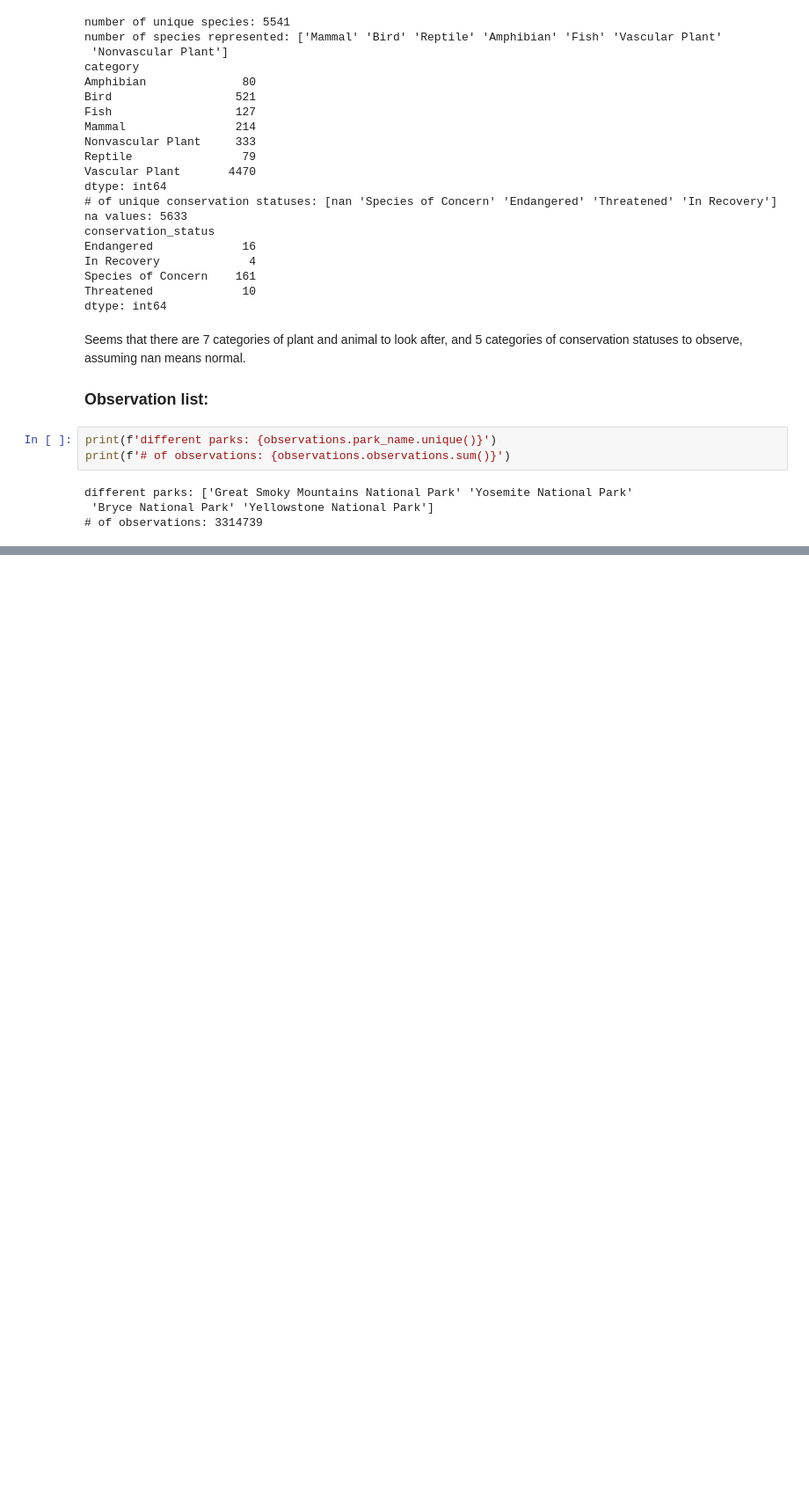
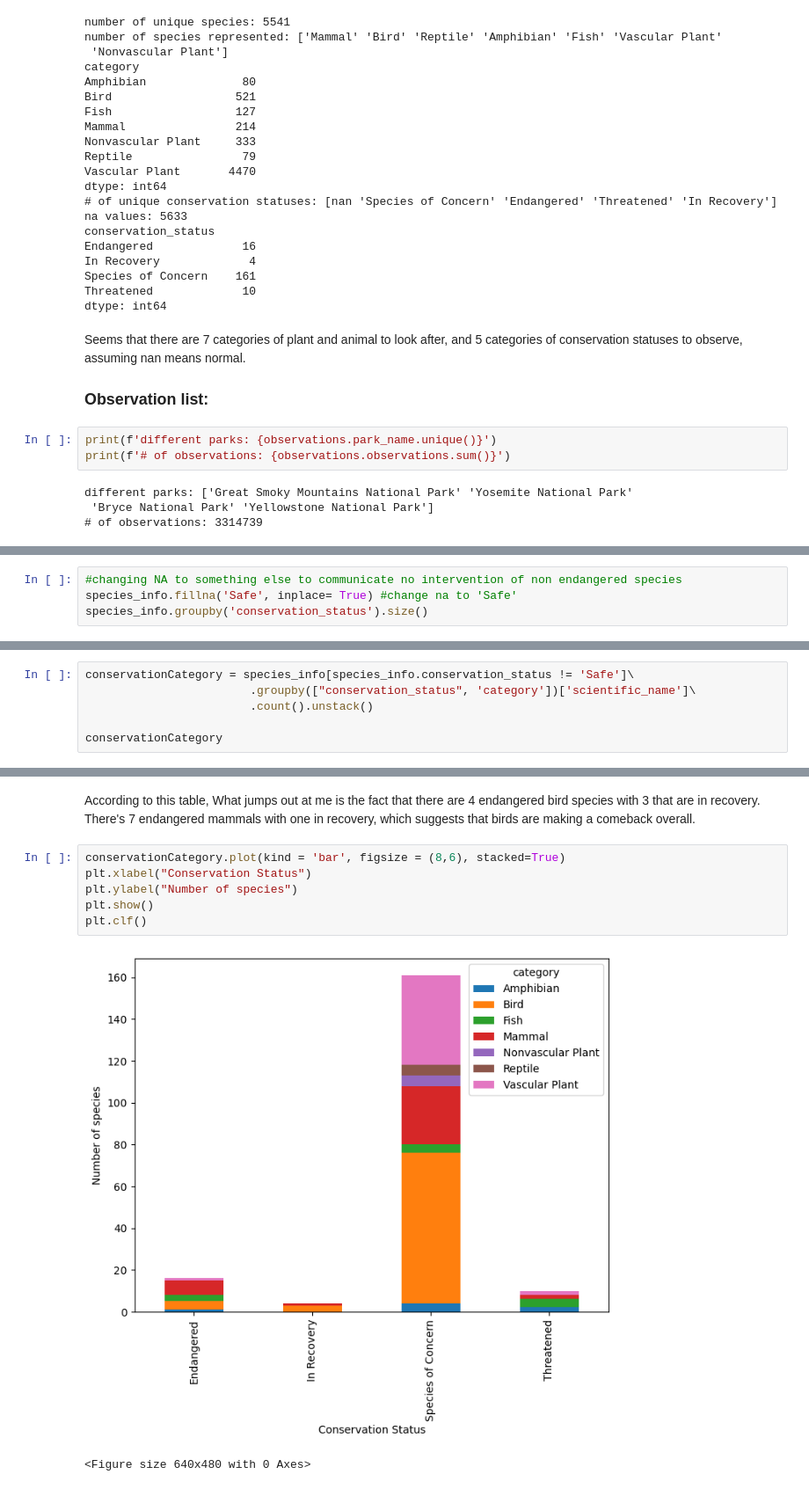
Before and after one commit to RacerBeats/portfolio-project--biodiversity_starter, a Jupyter notebook: biodiversity.ipynb, the cells around one changed output, grey strips where cells are left out. Shown at 88% size. Drawn from its saved outputs; the diff is of its cells as text; blank space fills up the shorter version.

Commit message:
plotting stacked graph of conservation status

```diff
--- a/biodiversity.ipynb
+++ b/biodiversity.ipynb
@@ -108,0 +111,4 @@ we have 3,314,739 observations from 4 national parks. that's a lot
+# %%
+#changing NA to something else to communicate no intervention of non endangered species
+species_info.fillna('Safe', inplace= True) #change na to 'Safe'
+species_info.groupby('conservation_status').size()
@@ -108,0 +123,6 @@ we have 3,314,739 observations from 4 national parks. that's a lot
+# %%
+conservationCategory = species_info[species_info.conservation_status != 'Safe']\
+                        .groupby(["conservation_status", 'category'])['scientific_name']\
+                        .count().unstack()
+
+conservationCategory
@@ -108,0 +136,11 @@ we have 3,314,739 observations from 4 national parks. that's a lot
+# %% [markdown]
+According to this table, What jumps out at me is the fact that there are 4 endangered bird species with 3 that are in recovery. There's 7 endangered mammals with one in recovery, which suggests that birds are making a comeback overall.
+# %%
+conservationCategory.plot(kind = 'bar', figsize = (8,6), stacked=True)
+plt.xlabel("Conservation Status")
+plt.ylabel("Number of species")
+plt.show()
+plt.clf()
+# %% [output]
+[figure, added]
+<Figure size 640x480 with 0 Axes>
```
Also changed, not shown: parts of 3 cells of this notebook.
